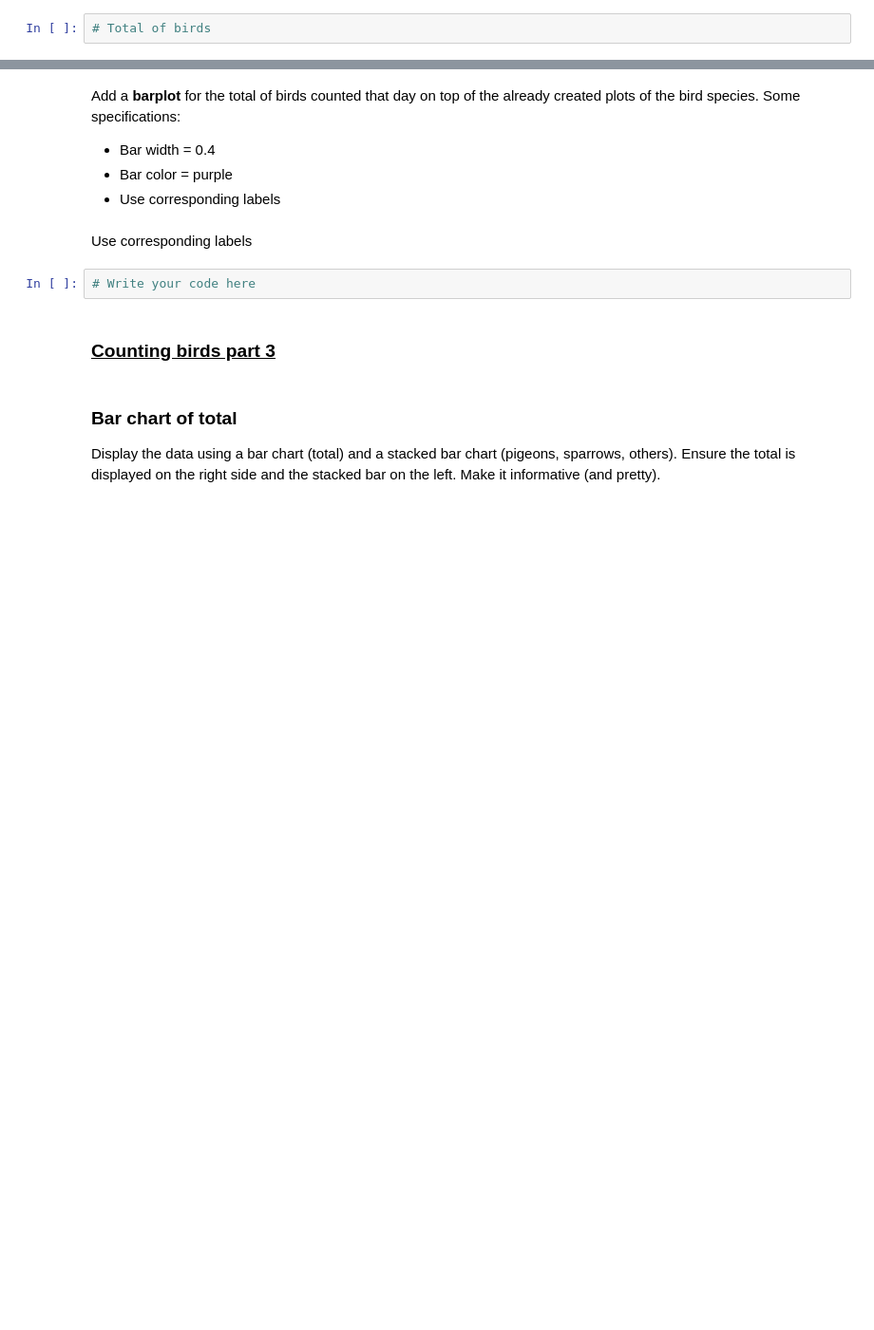
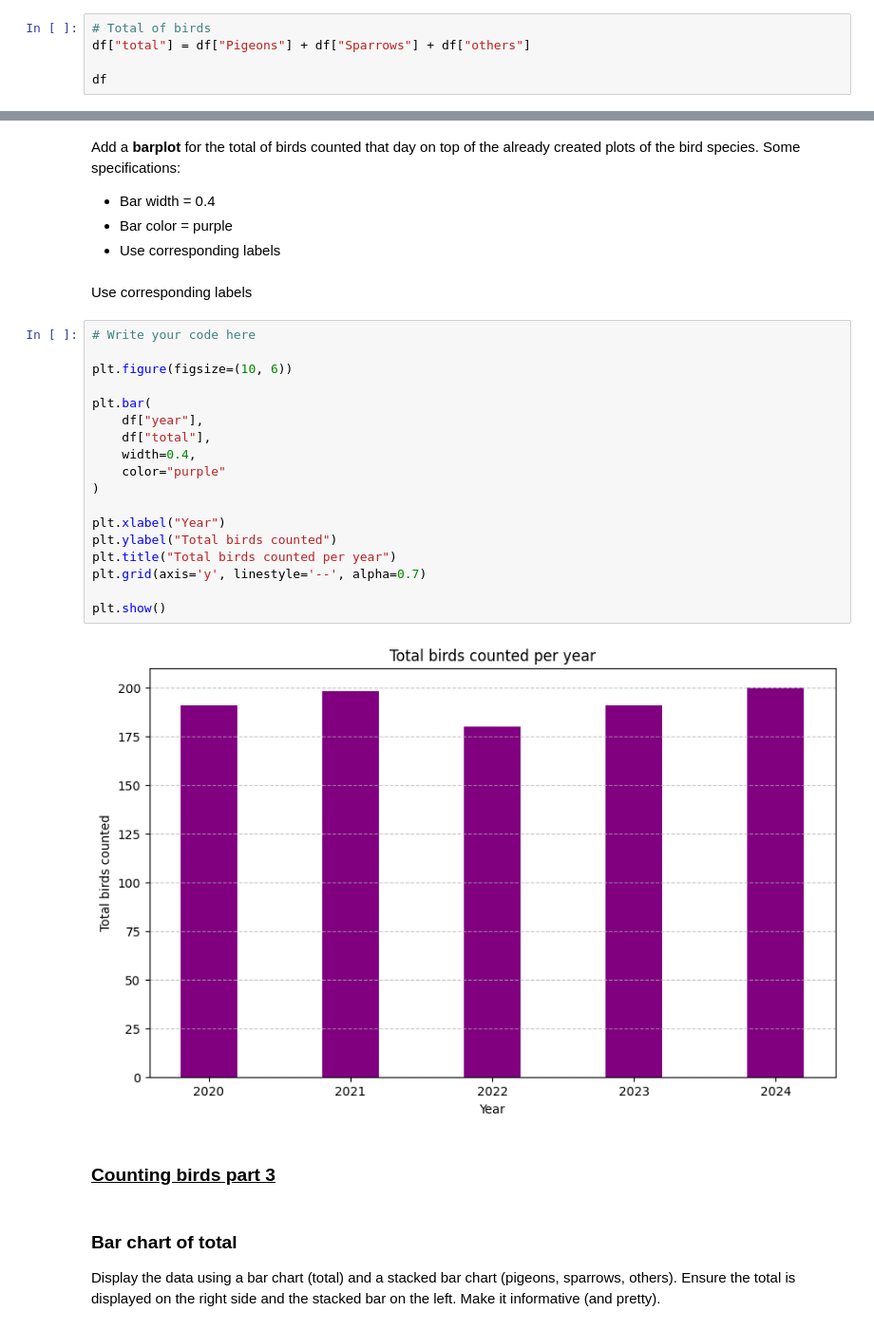
Before and after one commit to Adriaan-Cloet/P2-coursematerial-2425, a Jupyter notebook: 05-data-processing/03-data_visualization/exercises_visualizations.ipynb, the cells around one changed output, grey strips where cells are left out. Shown at 95% size. Cells and saved outputs as stored; diff of their text form; blank space fills up the shorter version.

```diff
--- a/05-data-processing/03-data_visualization/exercises_visualizations.ipynb
+++ b/05-data-processing/03-data_visualization/exercises_visualizations.ipynb
@@ -64,3 +134,6 @@ Add a graph line for all other birds counted. You can use a styling of your choi
 Add a column to the dataframe containing the total amount of birds counted that year.
 # %%
 # Total of birds
+df["total"] = df["Pigeons"] + df["Sparrows"] + df["others"]
+
+df
@@ -73,8 +153,26 @@ Add a **barplot** for the total of birds counted that day on top of the already
 * Use corresponding labels
 # %% [markdown]
 Use corresponding labels
-# %%
-# Write your code here
+# %%
+# Write your code here
+
+plt.figure(figsize=(10, 6))
+
+plt.bar(
+    df["year"],
+    df["total"],
+    width=0.4,
+    color="purple"
+)
+
+plt.xlabel("Year")
+plt.ylabel("Total birds counted")
+plt.title("Total birds counted per year")
+plt.grid(axis='y', linestyle='--', alpha=0.7)
+
+plt.show()
+# %% [output]
+[figure, added]
 # %% [markdown]
 ### <u> Counting birds part 3 </u>
 # %% [markdown]
```
Also changed, not shown: parts of 14 cells of this notebook, 23 other files.
